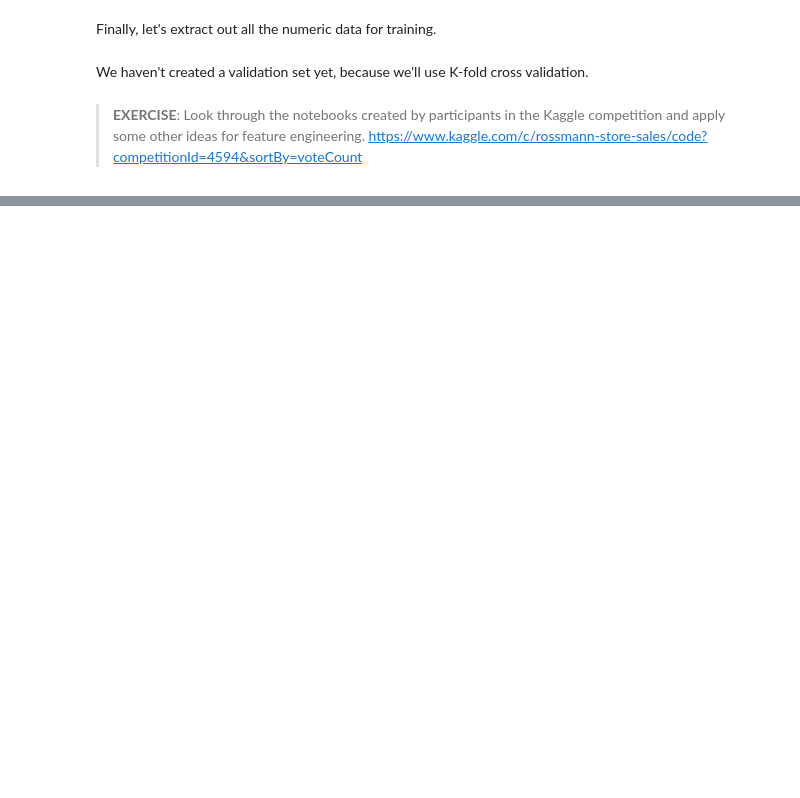
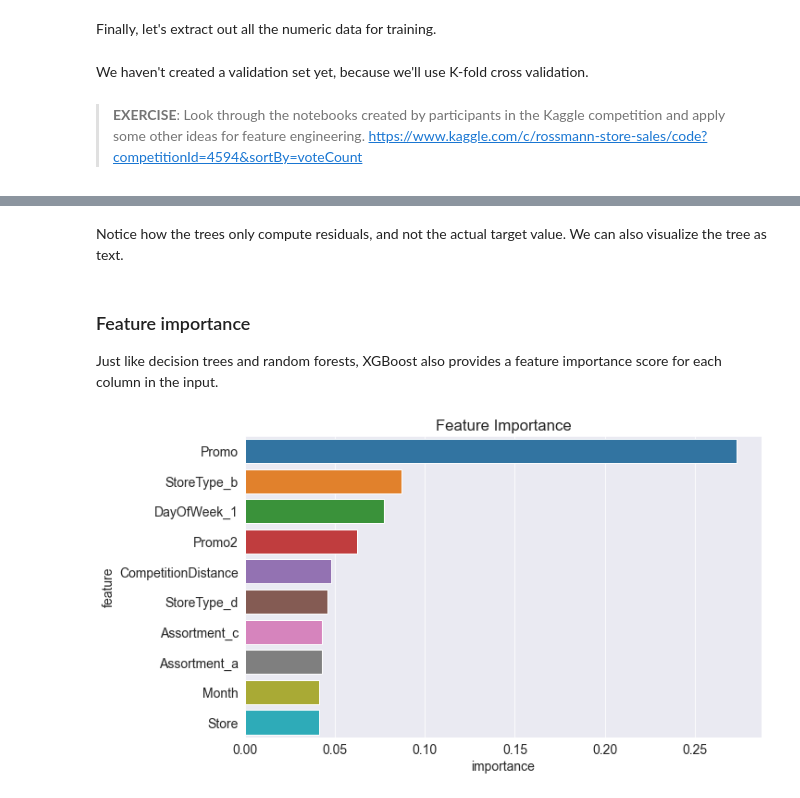
Before and after one commit to alamgirakash2000/machine-learning-with-python-ZeroToGBMs, a Jupyter notebook: gradient-boosting-xgboost/xgboost-gradient-boosting.ipynb, the cells around one changed output, grey strips where cells are left out. Saved outputs shown, nothing was run; the diff lists cells and outputs as text; code cells hidden in the pictures; blank space fills up the shorter version.

Commit message:
with xgboost

```diff
--- a/gradient-boosting-xgboost/xgboost-gradient-boosting.ipynb
+++ b/gradient-boosting-xgboost/xgboost-gradient-boosting.ipynb
@@ -28,12 +28,21 @@ We'll learn gradient boosting by applying it to a real-world dataset from the [R
 >
 > View and download the data here: https://www.kaggle.com/c/rossmann-store-sales/data
 # %%
+# Importing required libraries
 import os
 import opendatasets as od
 import numpy as np
 import pandas as pd
-pd.set_option("display.max_columns", 120)
-pd.set_option("display.max_rows", 120)
+import matplotlib
+import matplotlib.pyplot as plt
+import seaborn as sns
+%matplotlib inline
+
+# For better visualization
+sns.set_style('darkgrid')
+matplotlib.rcParams['font.size'] = 14
+matplotlib.rcParams['figure.figsize'] = (10, 6)
+matplotlib.rcParams['figure.facecolor'] = '#00000000'
 # %% [markdown]
 ## Downloading the Data
 We can download the dataset from Kaggle directly within the Jupyter notebook using the `opendatasets` library. Make sure to [accept the competition rules](https://www.kaggle.com/c/rossmann-store-sales/rules) before executing the following cell.
@@ -364,0 +378,14 @@ Here's a visual representation of gradient boosting:
+# %%
+# Importing Libraries
+from xgboost import XGBRegressor
+from sklearn.metrics import mean_squared_error
+
+# Training the model
+model = XGBRegressor(random_state=42, n_jobs=-1, n_estimators=20, max_depth=4)
+model.fit(X, targets)
+
+# Predicting
+preds = model.predict(X)
+
+# Calculeting RMSE error
+mean_squared_error(preds, targets, squared=False)
@@ -364,0 +420,18 @@ Here's a visual representation of gradient boosting:
+# %% [markdown]
+Notice how the trees only compute residuals, and not the actual target value. We can also visualize the tree as text.
+# %% [markdown]
+### Feature importance
+
+Just like decision trees and random forests, XGBoost also provides a feature importance score for each column in the input.
+# %%
+importance_df = pd.DataFrame({
+    'feature': X.columns,
+    'importance': model.feature_importances_
+}).sort_values('importance', ascending=False)
+
+
+plt.figure(figsize=(10,6))
+plt.title('Feature Importance')
+sns.barplot(data=importance_df.head(10), x='importance', y='feature');
+# %% [output]
+[figure, added]
```
Also changed, not shown: parts of 22 cells of this notebook, 4 other files.
